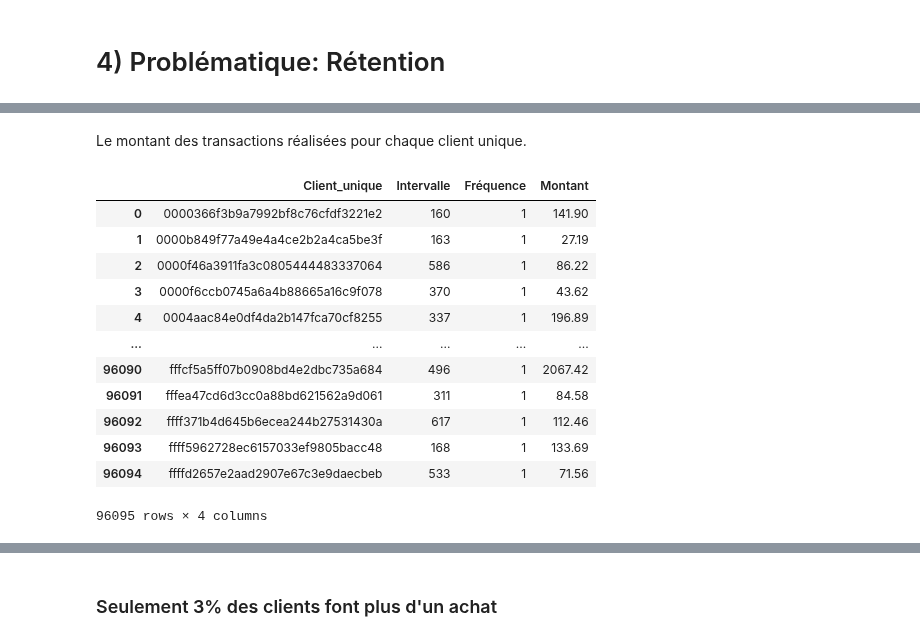
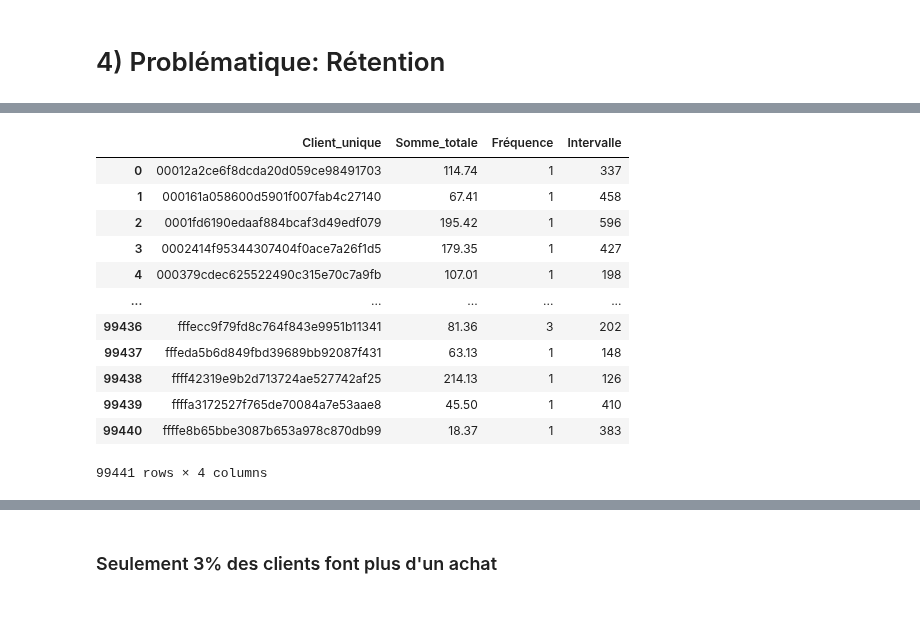
Before and after one commit to Passou/Projet-Olist-r-tention-client, a Jupyter notebook: Projet_Pierre_Passerotte_ECOMMERCE.ipynb, the cells around one changed output, grey strips where cells are left out. Cells and saved outputs as stored; diff of their text form; code cells hidden in the pictures; blank space fills up the shorter version.

```diff
--- a/Projet_Pierre_Passerotte_ECOMMERCE.ipynb
+++ b/Projet_Pierre_Passerotte_ECOMMERCE.ipynb
@@ -279,2 +395,2 @@ Tout d'abord, nous allons combiner les payments pour un même client:
 # %%
-paiement_combiné=payment[['order_id','payment_value']].groupby('order_id').sum().reset_index()
+payment_par_clients=base[['customer_id','payment_value']].groupby('customer_id')['payment_value'].sum().reset_index()
@@ -295 +399,3 @@ dernière_transaction=pd.DataFrame(new_base.groupby('customer_unique_id')['order
+# %%
+frequence = pd.DataFrame(base.groupby('customer_id')['order_id'].count())
 # %% [markdown]
@@ -297,3 +403,4 @@ dernière_transaction=pd.DataFrame(new_base.groupby('customer_unique_id')['order
 # %%
+dernière_transaction=pd.DataFrame(base.groupby('customer_id')['order_purchase_timestamp'].max())
 dernière_transaction['intervalle']=dernière_transaction['order_purchase_timestamp'].max()-dernière_transaction['order_purchase_timestamp']
 dernière_transaction['intervalle']=dernière_transaction['intervalle'].dt.days
@@ -315,2 +406,0 @@ fréquence.describe()
-# %% [markdown]
-Le montant des transactions réalisées pour chaque client unique.
@@ -319,21 +407,20 @@ montant = pd.DataFrame(new_base[['customer_unique_id','payment_value']].groupby(
 # %%
-dernière_transac_fréquence_montant=  pd.merge(dernière_transaction,fréquence,on='customer_unique_id')
-dernière_transac_fréquence_montant=  pd.merge(dernière_transac_fréquence_montant ,montant,on='customer_unique_id')
-dernière_transac_fréquence_montant.drop(['order_purchase_timestamp'],axis=1,inplace=True)
-dernière_transac_fréquence_montant.reset_index(inplace=True)
-dernière_transac_fréquence_montant.columns=['Client_unique','Intervalle','Fréquence','Montant']
-dernière_transac_fréquence_montant
+first=pd.merge(payment_par_clients,frequence,on='customer_id')
+pfdt=pd.merge(first,dernière_transaction,on='customer_id')
+pfdt.drop(['order_purchase_timestamp'],axis=1,inplace=True)
+pfdt.columns=['Client_unique','Somme_totale','Fréquence','Intervalle']
+pfdt
 # %% [output]
-|  | Client_unique | Intervalle | Fréquence | Montant |
-| 0 | 0000366f3b9a7992bf8c76cfdf3221e2 | 160 | 1 | 141.90 |
-| 1 | 0000b849f77a49e4a4ce2b2a4ca5be3f | 163 | 1 | 27.19 |
-| 2 | 0000f46a3911fa3c0805444483337064 | 586 | 1 | 86.22 |
-| 3 | 0000f6ccb0745a6a4b88665a16c9f078 | 370 | 1 | 43.62 |
-| 4 | 0004aac84e0df4da2b147fca70cf8255 | 337 | 1 | 196.89 |
+|  | Client_unique | Somme_totale | Fréquence | Intervalle |
+| 0 | 00012a2ce6f8dcda20d059ce98491703 | 114.74 | 1 | 337 |
+| 1 | 000161a058600d5901f007fab4c27140 | 67.41 | 1 | 458 |
+| 2 | 0001fd6190edaaf884bcaf3d49edf079 | 195.42 | 1 | 596 |
+| 3 | 0002414f95344307404f0ace7a26f1d5 | 179.35 | 1 | 427 |
+| 4 | 000379cdec625522490c315e70c7a9fb | 107.01 | 1 | 198 |
 | ... | ... | ... | ... | ... |
-| 96090 | fffcf5a5ff07b0908bd4e2dbc735a684 | 496 | 1 | 2067.42 |
-| 96091 | fffea47cd6d3cc0a88bd621562a9d061 | 311 | 1 | 84.58 |
-| 96092 | ffff371b4d645b6ecea244b27531430a | 617 | 1 | 112.46 |
-| 96093 | ffff5962728ec6157033ef9805bacc48 | 168 | 1 | 133.69 |
-| 96094 | ffffd2657e2aad2907e67c3e9daecbeb | 533 | 1 | 71.56 |
+| 99436 | fffecc9f79fd8c764f843e9951b11341 | 81.36 | 3 | 202 |
+| 99437 | fffeda5b6d849fbd39689bb92087f431 | 63.13 | 1 | 148 |
+| 99438 | ffff42319e9b2d713724ae527742af25 | 214.13 | 1 | 126 |
+| 99439 | ffffa3172527f765de70084a7e53aae8 | 45.50 | 1 | 410 |
+| 99440 | ffffe8b65bbe3087b653a978c870db99 | 18.37 | 1 | 383 |
-96095 rows × 4 columns
+99441 rows × 4 columns
```
Also changed, not shown: parts of 57 cells of this notebook.
